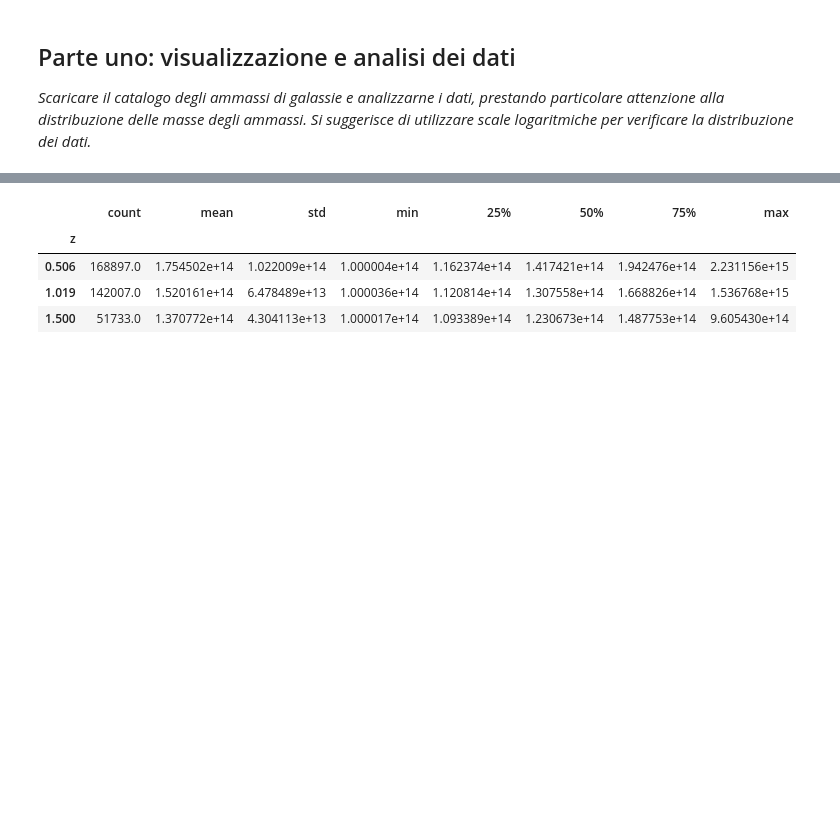
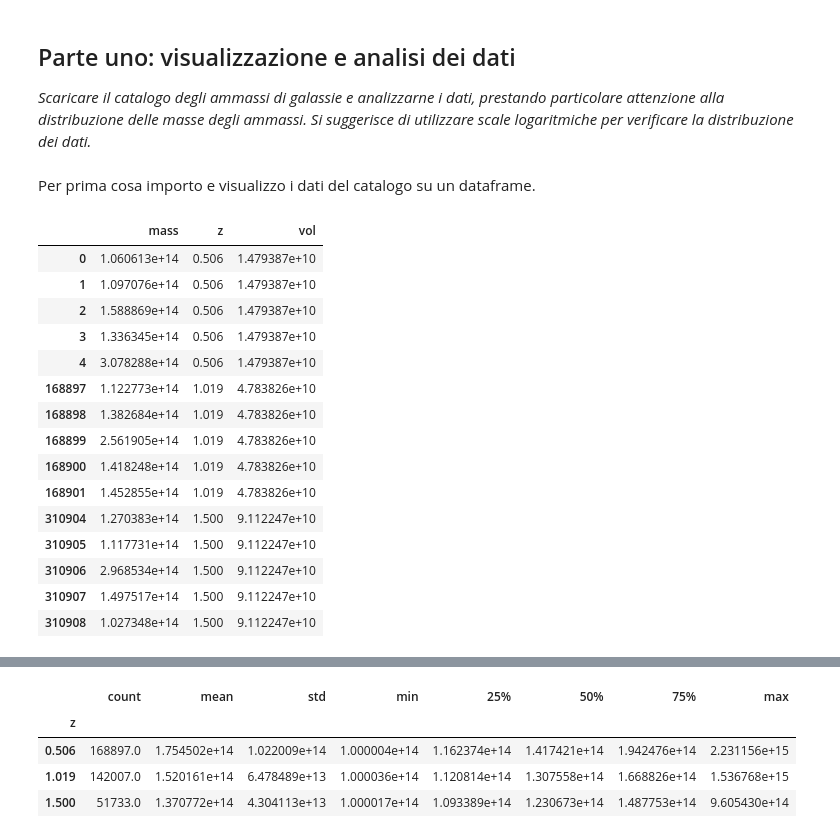
Before and after one commit to basagliuz/Esame_TRMD, a Jupyter notebook: HMF.ipynb, the cells around one changed output, grey strips where cells are left out. Drawn from its saved outputs; the diff is of its cells as text; code cells hidden in the pictures; blank space fills up the shorter version.

```diff
--- a/HMF.ipynb
+++ b/HMF.ipynb
@@ -11,4 +13,29 @@ import matplotlib.pyplot as plt
 ## Parte uno: visualizzazione e analisi dei dati
 
 _Scaricare il catalogo degli ammassi di galassie e analizzarne i dati, prestando particolare attenzione alla distribuzione delle masse degli ammassi. Si suggerisce di utilizzare scale logaritmiche per verificare la distribuzione dei dati._
+# %% [markdown]
+Per prima cosa importo e visualizzo i dati del catalogo su un dataframe.
+# %%
+# importing data-frame
+euclid_clusters = pd.read_csv("euclid_clusters.csv", index_col = 0)
+
+# viewing imported data
+euclid_clusters.groupby('z').head()
+# %% [output]
+|  | mass | z | vol |
+| 0 | 1.060613e+14 | 0.506 | 1.479387e+10 |
+| 1 | 1.097076e+14 | 0.506 | 1.479387e+10 |
+| 2 | 1.588869e+14 | 0.506 | 1.479387e+10 |
+| 3 | 1.336345e+14 | 0.506 | 1.479387e+10 |
+| 4 | 3.078288e+14 | 0.506 | 1.479387e+10 |
+| 168897 | 1.122773e+14 | 1.019 | 4.783826e+10 |
+| 168898 | 1.382684e+14 | 1.019 | 4.783826e+10 |
+| 168899 | 2.561905e+14 | 1.019 | 4.783826e+10 |
+| 168900 | 1.418248e+14 | 1.019 | 4.783826e+10 |
+| 168901 | 1.452855e+14 | 1.019 | 4.783826e+10 |
+| 310904 | 1.270383e+14 | 1.500 | 9.112247e+10 |
+| 310905 | 1.117731e+14 | 1.500 | 9.112247e+10 |
+| 310906 | 2.968534e+14 | 1.500 | 9.112247e+10 |
+| 310907 | 1.497517e+14 | 1.500 | 9.112247e+10 |
+| 310908 | 1.027348e+14 | 1.500 | 9.112247e+10 |
 # %% [markdown]
```
Also changed, not shown: parts of 12 cells of this notebook.
